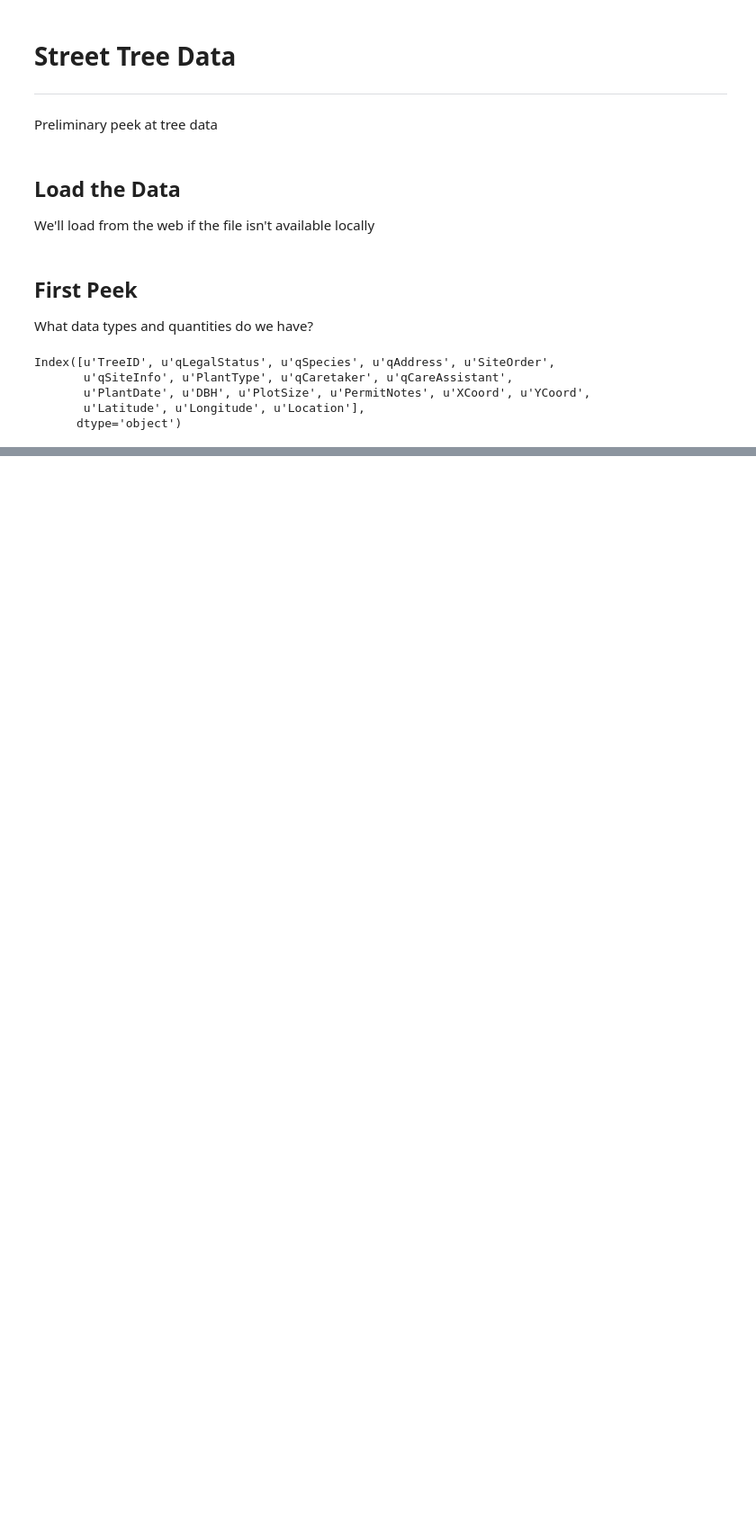
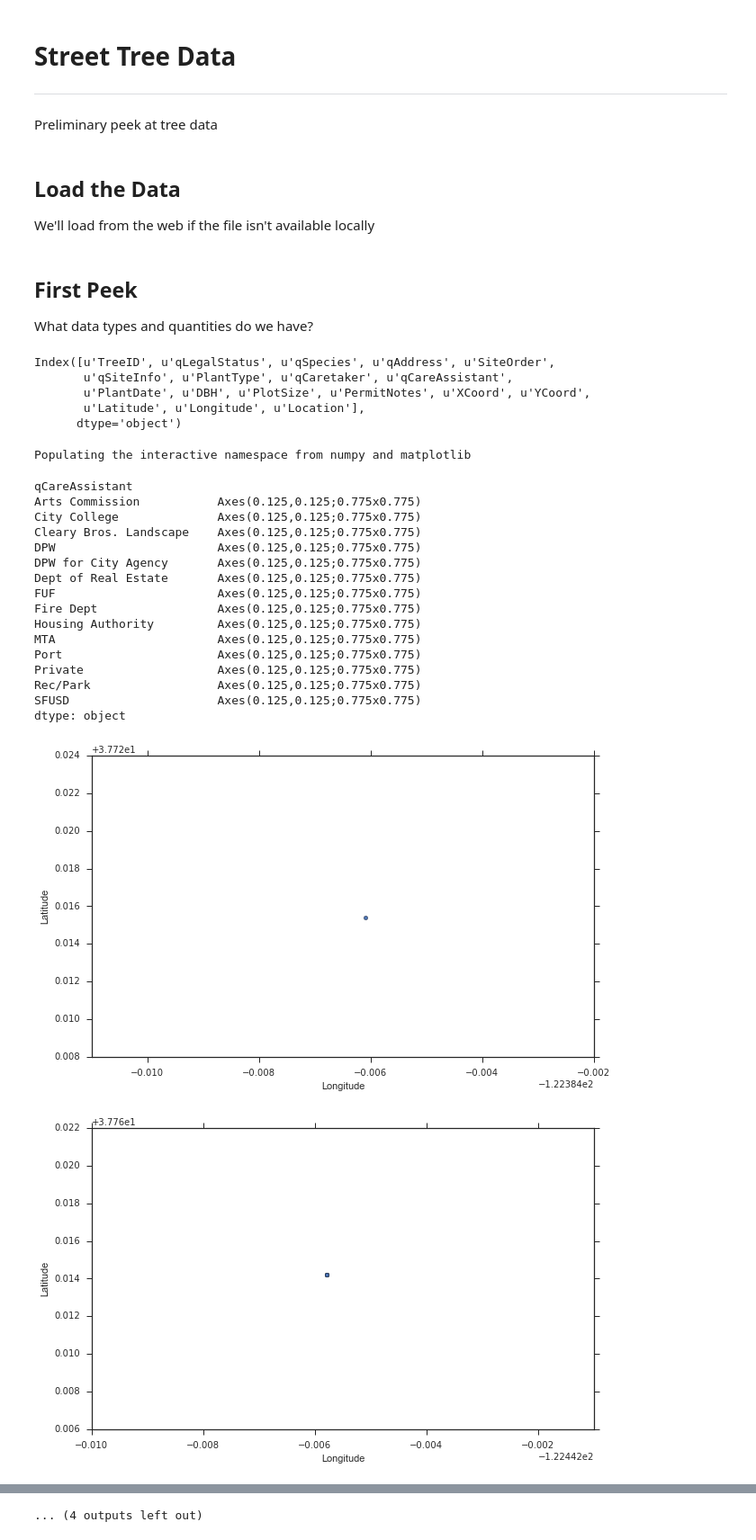
Before and after one commit to sfbrigade/datasci-urban-forest, a Jupyter notebook: street-tree-first-look.ipynb, the cells around one changed output, grey strips where cells are left out. Shown at 90% size. Cells and saved outputs as stored; diff of their text form; code cells hidden in the pictures; blank space fills up the shorter version.

Commit message:
Added some lat/long scatter plots

```diff
--- a/street-tree-first-look.ipynb
+++ b/street-tree-first-look.ipynb
@@ -18,7 +18,7 @@ DATA_SOURCE_URL = 'https://data.sfgov.org/api/views/tkzw-k3nq/rows.csv?accessTyp
 if not os.path.isfile(FILE_PATH):
     urllib.urlretrieve (DATA_SOURCE_URL, FILE_PATH)
 
-trees_df = pd.read_csv(FILE_PATH)
+df_trees = pd.read_csv(FILE_PATH)
 # %% [markdown]
 ## First Peek
 
@@ -33,3 +33,32 @@ Index([u'TreeID', u'qLegalStatus', u'qSpecies', u'qAddress', u'SiteOrder',
        u'PlantDate', u'DBH', u'PlotSize', u'PermitNotes', u'XCoord', u'YCoord',
        u'Latitude', u'Longitude', u'Location'],
       dtype='object')
+# %%
+import matplotlib.pyplot as plt
+%pylab inline
+pylab.rcParams['figure.figsize'] = (10, 6)
+
+df_valid_cord = df_trees[df_trees.Latitude > 37.6]
+
+# Look at secondary caretakers, looking specifically for FuF
+df_valid_cord.groupby('qCareAssistant').plot(kind='scatter', x='Longitude', y='Latitude')
+# %% [output]
+Populating the interactive namespace from numpy and matplotlib
+qCareAssistant
+Arts Commission           Axes(0.125,0.125;0.775x0.775)
+City College              Axes(0.125,0.125;0.775x0.775)
+Cleary Bros. Landscape    Axes(0.125,0.125;0.775x0.775)
+DPW                       Axes(0.125,0.125;0.775x0.775)
+DPW for City Agency       Axes(0.125,0.125;0.775x0.775)
+Dept of Real Estate       Axes(0.125,0.125;0.775x0.775)
+FUF                       Axes(0.125,0.125;0.775x0.775)
+Fire Dept                 Axes(0.125,0.125;0.775x0.775)
+Housing Authority         Axes(0.125,0.125;0.775x0.775)
+MTA                       Axes(0.125,0.125;0.775x0.775)
+Port                      Axes(0.125,0.125;0.775x0.775)
+Private                   Axes(0.125,0.125;0.775x0.775)
+Rec/Park                  Axes(0.125,0.125;0.775x0.775)
+SFUSD                     Axes(0.125,0.125;0.775x0.775)
+dtype: object
+[figure, added]
+[figure, added]
@@ -35,0 +73 @@ Index([u'TreeID', u'qLegalStatus', u'qSpecies', u'qAddress', u'SiteOrder',
+... (4 outputs left out)
```
Also changed, not shown: parts of 3 cells of this notebook, 1 other file.
